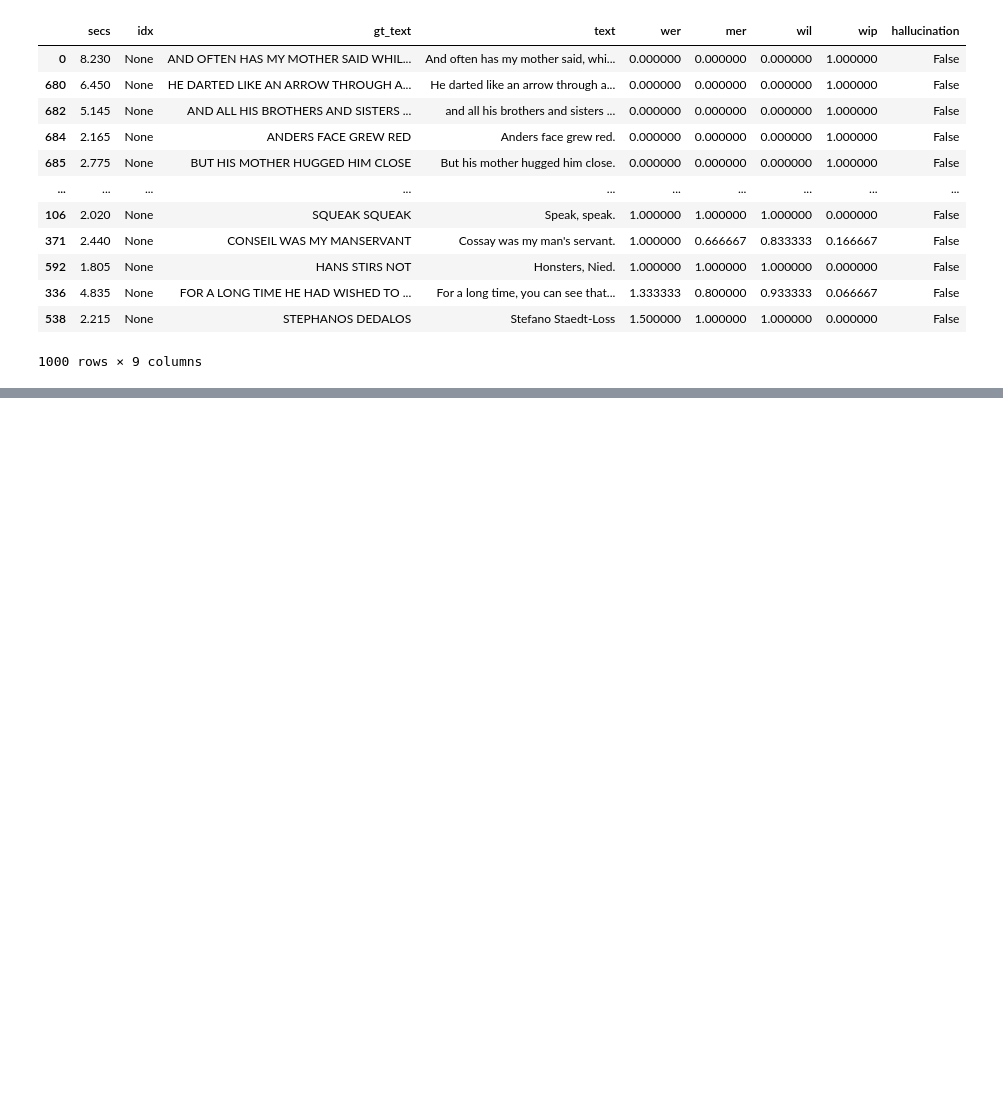
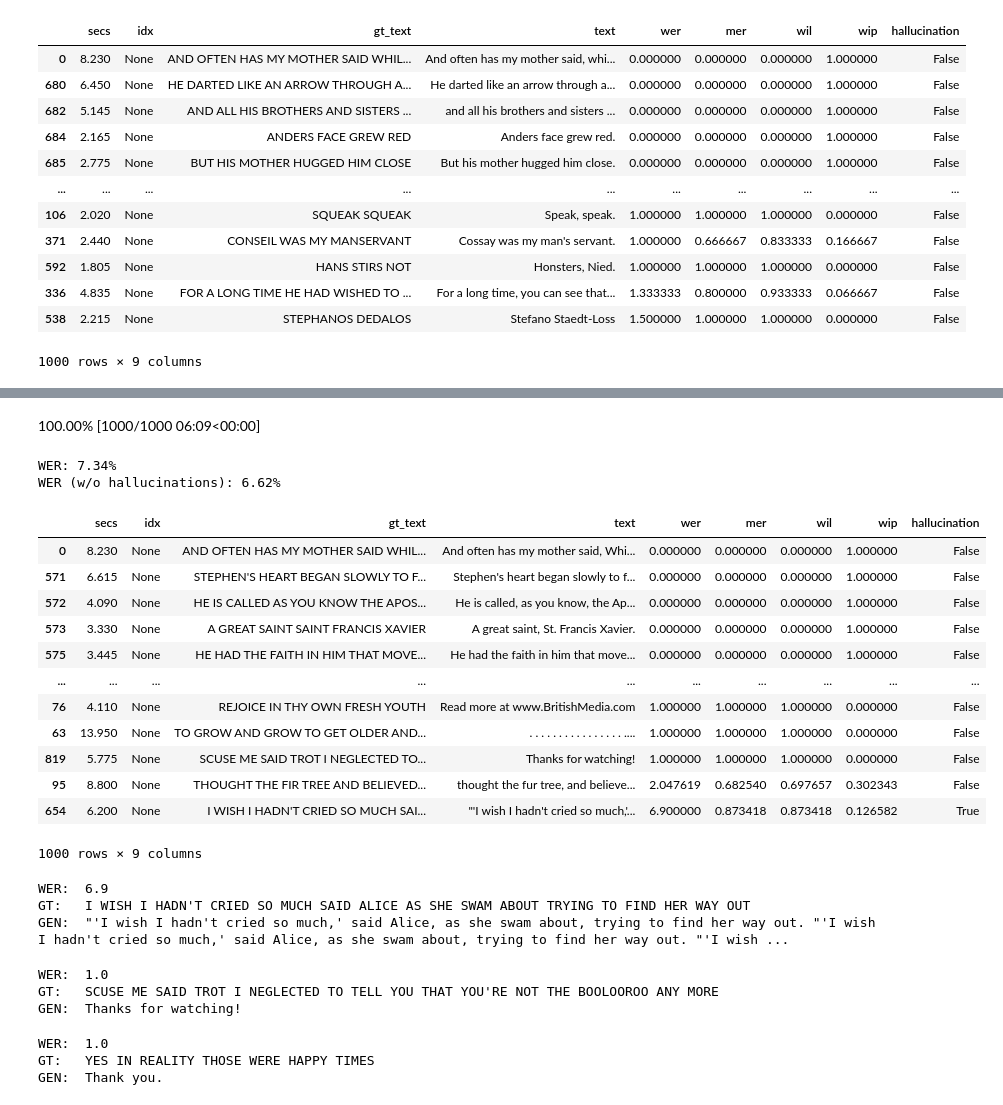
Before and after one commit to collabora/WhisperSpeech, a Jupyter notebook: nbs/2C. Whisper quantization (semantic token) evaluation.ipynb, the cells around one changed output, grey strips where cells are left out. Drawn from its saved outputs; the diff is of its cells as text; code cells hidden in the pictures; blank space fills up the shorter version.

```diff
--- a/nbs/2C. Whisper quantization (semantic token) evaluation.ipynb
+++ b/nbs/2C. Whisper quantization (semantic token) evaluation.ipynb
@@ -990,0 +1012,19 @@ WER (w/o hallucinations): 7.13%
+# %%
+test_model("vqmodel-medium-en+pl-512c-dim64.model", N=1000)
+# %% [output]
+100.00% [1000/1000 06:09<00:00]
+WER: 7.34%
+WER (w/o hallucinations): 6.62%
+|  | secs | idx | gt_text | text | wer | mer | wil | wip | hallucination |
+| 0 | 8.230 | None | AND OFTEN HAS MY MOTHER SAID WHIL... | And often has my mother said, Whi... | 0.000000 | 0.000000 | 0.000000 | 1.000000 | False |
+| 571 | 6.615 | None | STEPHEN'S HEART BEGAN SLOWLY TO F... | Stephen's heart began slowly to f... | 0.000000 | 0.000000 | 0.000000 | 1.000000 | False |
+| 572 | 4.090 | None | HE IS CALLED AS YOU KNOW THE APOS... | He is called, as you know, the Ap... | 0.000000 | 0.000000 | 0.000000 | 1.000000 | False |
+| 573 | 3.330 | None | A GREAT SAINT SAINT FRANCIS XAVIER | A great saint, St. Francis Xavier. | 0.000000 | 0.000000 | 0.000000 | 1.000000 | False |
+| 575 | 3.445 | None | HE HAD THE FAITH IN HIM THAT MOVE... | He had the faith in him that move... | 0.000000 | 0.000000 | 0.000000 | 1.000000 | False |
+| ... | ... | ... | ... | ... | ... | ... | ... | ... | ... |
+| 76 | 4.110 | None | REJOICE IN THY OWN FRESH YOUTH | Read more at www.BritishMedia.com | 1.000000 | 1.000000 | 1.000000 | 0.000000 | False |
+| 63 | 13.950 | None | TO GROW AND GROW TO GET OLDER AND... | . . . . . . . . . . . . . . . . .... | 1.000000 | 1.000000 | 1.000000 | 0.000000 | False |
+| 819 | 5.775 | None | SCUSE ME SAID TROT I NEGLECTED TO... | Thanks for watching! | 1.000000 | 1.000000 | 1.000000 | 0.000000 | False |
+| 95 | 8.800 | None | THOUGHT THE FIR TREE AND BELIEVED... | thought the fur tree, and believe... | 2.047619 | 0.682540 | 0.697657 | 0.302343 | False |
+| 654 | 6.200 | None | I WISH I HADN'T CRIED SO MUCH SAI... | "'I wish I hadn't cried so much,'... | 6.900000 | 0.873418 | 0.873418 | 0.126582 | True |
+1000 rows × 9 columns
@@ -991,3 +1037,21 @@ WER (w/o hallucinations): 7.13%
+# %%
+show_stat(_18, 654)
+# %% [output]
+WER:  6.9
+GT:   I WISH I HADN'T CRIED SO MUCH SAID ALICE AS SHE SWAM ABOUT TRYING TO FIND HER WAY OUT
+GEN:  "'I wish I hadn't cried so much,' said Alice, as she swam about, trying to find her way out. "'I wish I hadn't cried so much,' said Alice, as she swam about, trying to find her way out. "'I wish ...
+# %%
+show_stat(_18, 819)
+# %% [output]
+WER:  1.0
+GT:   SCUSE ME SAID TROT I NEGLECTED TO TELL YOU THAT YOU'RE NOT THE BOOLOOROO ANY MORE
+GEN:  Thanks for watching!
+# %%
+show_stat(_13, 114)
+# %% [output]
+WER:  1.0
+GT:   YES IN REALITY THOSE WERE HAPPY TIMES
+GEN:  Thank you.
 # %%
 #| hide
 import nbdev; nbdev.nbdev_export()
```
Also changed, not shown: parts of 10 cells of this notebook.
